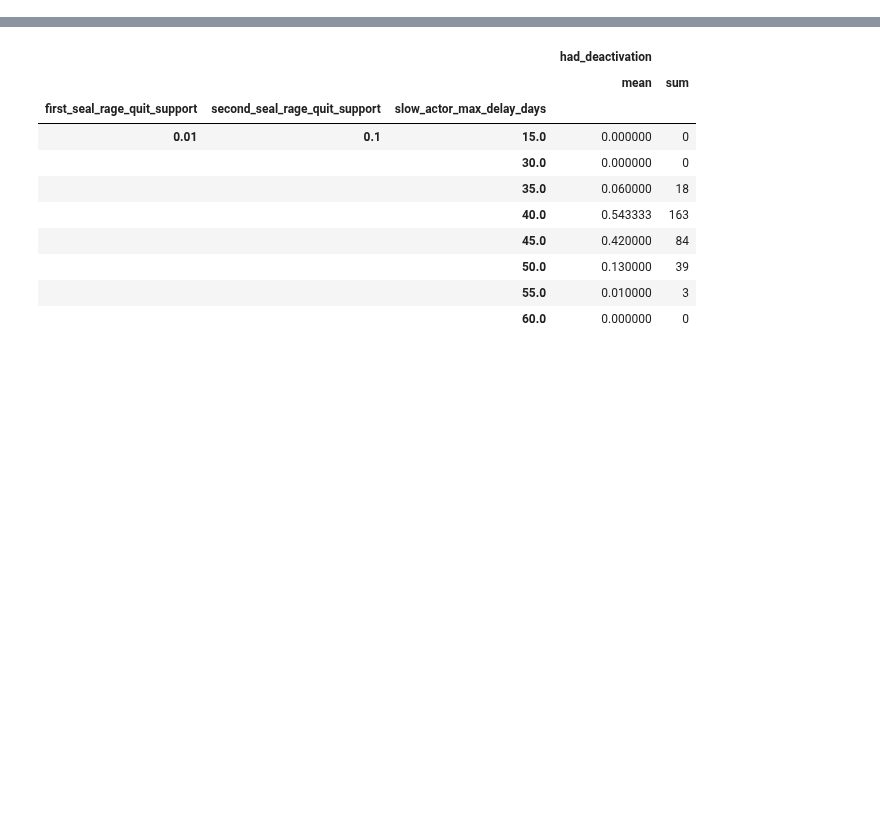
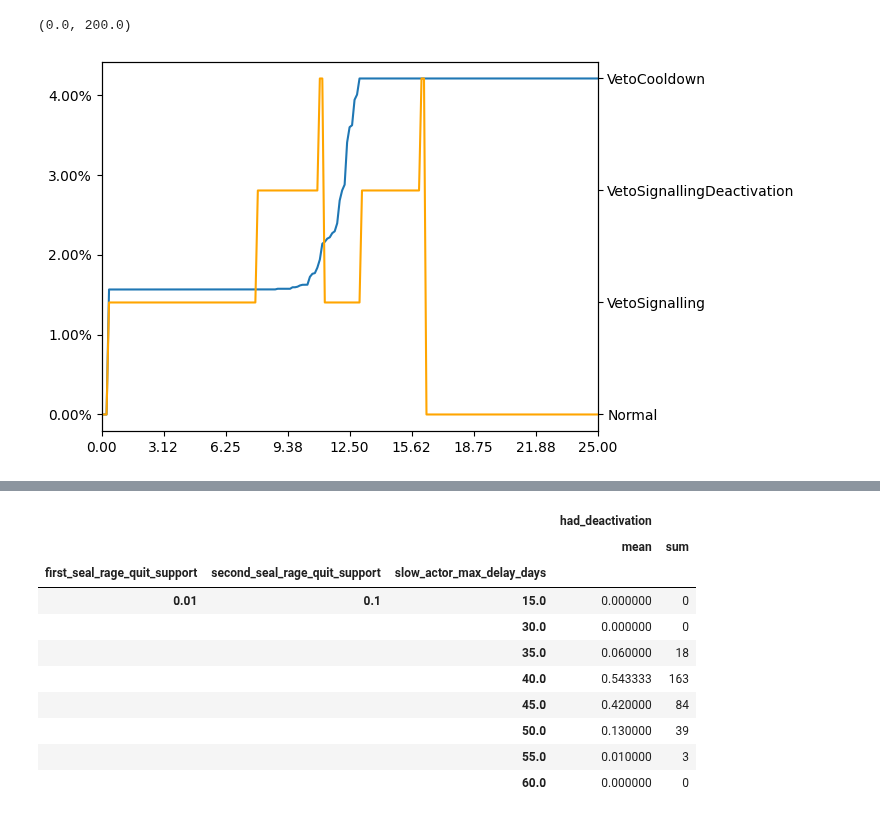
Before and after one commit to collectif-dao/dg-research, a Jupyter notebook: experiments/notebooks/clean_notebook_ragequit_slowactors_delay_sweep.ipynb, the cells around one changed output, grey strips where cells are left out. Cells and saved outputs as stored; diff of their text form; code cells hidden in the pictures; blank space fills up the shorter version.

```diff
--- a/experiments/notebooks/clean_notebook_ragequit_slowactors_delay_sweep.ipynb
+++ b/experiments/notebooks/clean_notebook_ragequit_slowactors_delay_sweep.ipynb
@@ -101,0 +113,7 @@ Ragequit statistics by seal parameters:
+# %%
+timestep_data_df_full_with_params = timestep_data_df_full.merge(start_data_df_full, on='run_id', how='left')
+failed_runs = timestep_data_df_full_with_params.groupby('run_id').agg({'dg_state_name': lambda x: 'RageQuit' not in x.values})
+failed_runs = timestep_data_df_full_with_params.groupby('run_id').agg({'dg_state_name': lambda x: 'RageQuit' not in x.values})
+failed_run_ids = failed_runs[failed_runs['dg_state_name']].reset_index().run_id
+mask = (timestep_data_df_full_with_params['slow_actor_max_delay_days'] == 30) & (timestep_data_df_full_with_params['second_seal_rage_quit_support'] == 0.1) & (timestep_data_df_full_with_params['run_id'].isin(failed_run_ids))
+needed_run_ids = timestep_data_df_full_with_params[mask].run_id.unique()
@@ -101,0 +126,13 @@ Ragequit statistics by seal parameters:
+# %%
+run = timestep_data_df_full_with_params[timestep_data_df_full_with_params['run_id'] == needed_run_ids[0]]
+plt.plot(run['timestep'], run['actors_total_locked_relative'])
+from matplotlib.ticker import FuncFormatter, PercentFormatter
+plt.gca().xaxis.set_major_formatter(FuncFormatter(lambda x, pos: f'{x * 3 / 24:.2f}'))
+plt.gca().yaxis.set_major_formatter(PercentFormatter(1))
+ax2 = plt.twinx()
+
+ax2.plot(run['timestep'], run['dg_state_name'], color='orange')
+plt.xlim(0, 200)
+# %% [output]
+(0.0, 200.0)
+[figure, added]
```
Also changed, not shown: parts of 5 cells of this notebook, 3 other files.
